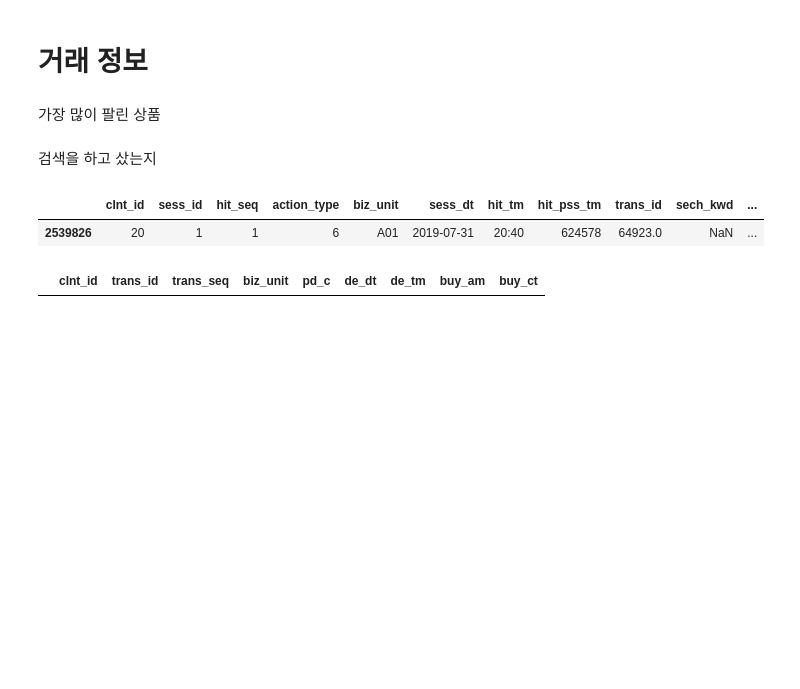
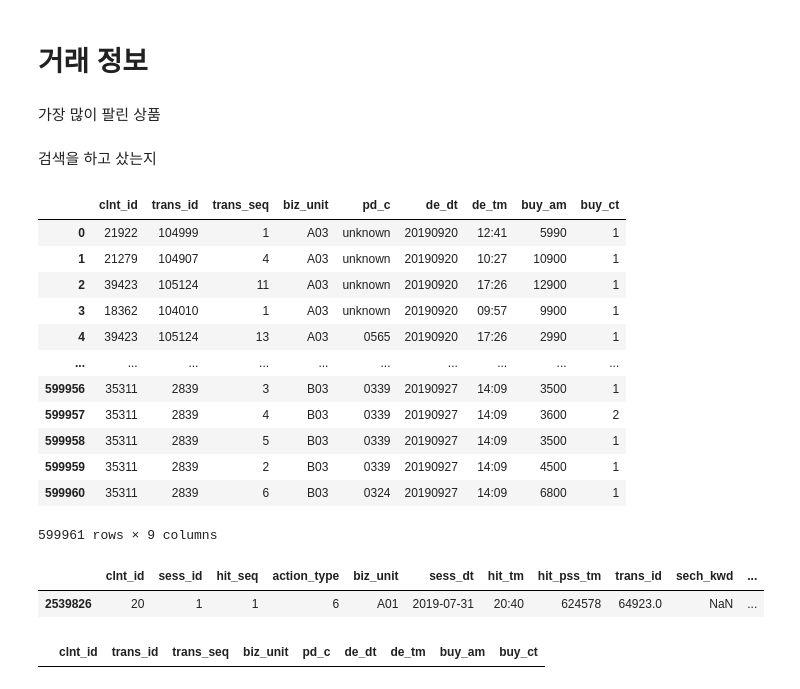
Before and after one commit to Gyeol0/Personalized-Content-Recommendation, a Jupyter notebook: L.Point.ipynb, the cells around one changed output. Saved outputs shown, nothing was run; the diff lists cells and outputs as text; code cells hidden in the pictures; blank space fills up the shorter version.

```diff
--- a/L.Point.ipynb
+++ b/L.Point.ipynb
@@ -520,6 +562,22 @@ sess_zip = list(zip(online_sess_hit_sort['clnt_id'], online_sess_hit_sort['sess_
 가장 많이 팔린 상품
 # %% [markdown]
 검색을 하고 샀는지
+# %%
+trade_data
+# %% [output]
+|  | clnt_id | trans_id | trans_seq | biz_unit | pd_c | de_dt | de_tm | buy_am | buy_ct |
+| 0 | 21922 | 104999 | 1 | A03 | unknown | 20190920 | 12:41 | 5990 | 1 |
+| 1 | 21279 | 104907 | 4 | A03 | unknown | 20190920 | 10:27 | 10900 | 1 |
+| 2 | 39423 | 105124 | 11 | A03 | unknown | 20190920 | 17:26 | 12900 | 1 |
+| 3 | 18362 | 104010 | 1 | A03 | unknown | 20190920 | 09:57 | 9900 | 1 |
+| 4 | 39423 | 105124 | 13 | A03 | 0565 | 20190920 | 17:26 | 2990 | 1 |
+| ... | ... | ... | ... | ... | ... | ... | ... | ... | ... |
+| 599956 | 35311 | 2839 | 3 | B03 | 0339 | 20190927 | 14:09 | 3500 | 1 |
+| 599957 | 35311 | 2839 | 4 | B03 | 0339 | 20190927 | 14:09 | 3600 | 2 |
+| 599958 | 35311 | 2839 | 5 | B03 | 0339 | 20190927 | 14:09 | 3500 | 1 |
+| 599959 | 35311 | 2839 | 2 | B03 | 0339 | 20190927 | 14:09 | 4500 | 1 |
+| 599960 | 35311 | 2839 | 6 | B03 | 0324 | 20190927 | 14:09 | 6800 | 1 |
+599961 rows × 9 columns
 # %%
 online_data[(online_data['clnt_id'] == 20) & (online_data['action_type'].apply(lambda x: x in [5, 6,7]))]
 # %% [output]
```
Also changed, not shown: parts of 12 cells of this notebook.
